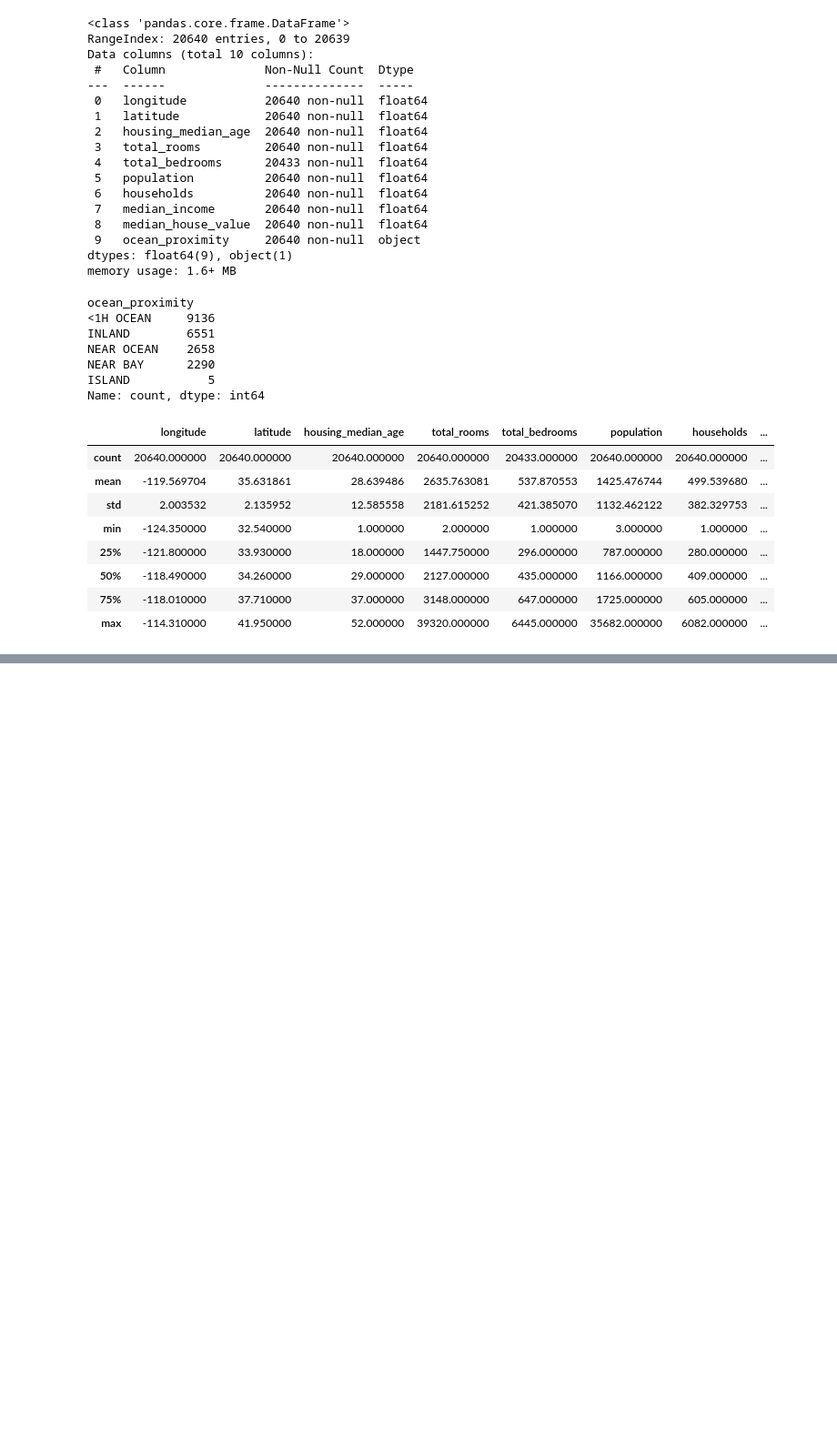
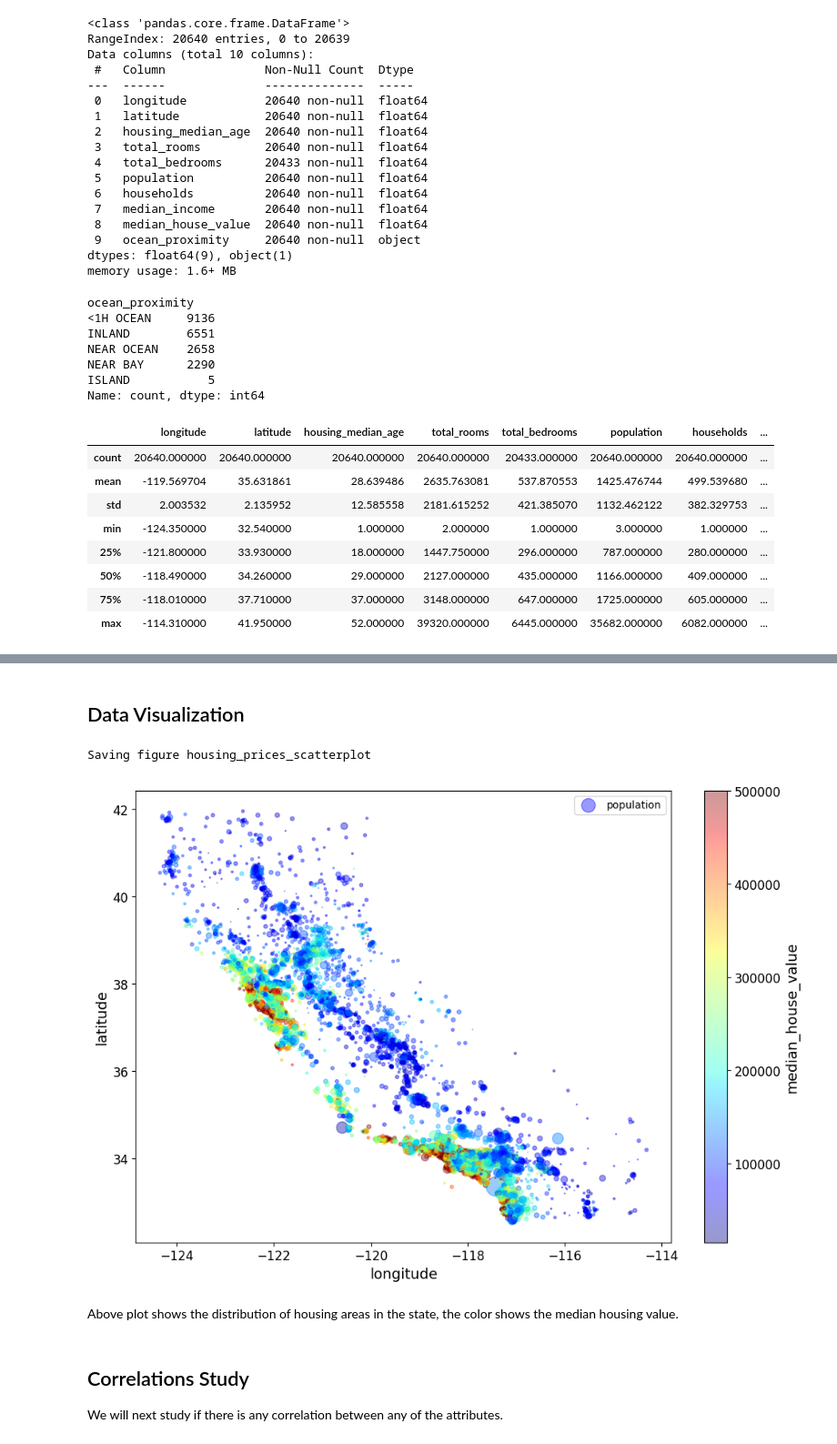
Before and after one commit to rohit204k/hands_on_ml_tf_k, a Jupyter notebook: house_prices.ipynb, the cells around one changed output, grey strips where cells are left out. Shown at 91% size. Saved outputs shown, nothing was run; the diff lists cells and outputs as text; code cells hidden in the pictures; blank space fills up the shorter version.

Commit message:
Complete house price predictions
Completed end to end house price prediction with various exploration methods

```diff
--- a/house_prices.ipynb
+++ b/house_prices.ipynb
@@ -117,0 +155,12 @@ UsageError: unrecognized arguments: # only in a Jupyter notebook
+# %%
+# Creating a random split may or may not always be the representative of the actual data since the proportion
+# of target labels or attribute values may not be same. In such cases, we can use stratified splits based on a
+# certain attribute.
+# Following is the demonstration of the same
+
+from sklearn.model_selection import StratifiedShuffleSplit
+
+split = StratifiedShuffleSplit(n_splits=1, test_size=0.2, random_state=42)
+for train_index, test_index in split.split(housing, housing["income_cat"]):
+    strat_train_set = housing.loc[train_index]
+    strat_test_set = housing.loc[test_index]
@@ -117,0 +213,2 @@ UsageError: unrecognized arguments: # only in a Jupyter notebook
+# %%
+housing = strat_train_set.copy()
@@ -117,0 +224,18 @@ UsageError: unrecognized arguments: # only in a Jupyter notebook
+# %% [markdown]
+## Data Visualization
+# %%
+housing.plot(kind="scatter", x="longitude", y="latitude", alpha=0.4,
+             s=housing["population"]/100, label="population", figsize=(10,7),
+             c="median_house_value", cmap=plt.get_cmap("jet"), colorbar=True,
+             sharex=False)
+plt.legend()
+save_fig("housing_prices_scatterplot")
+# %% [output]
+Saving figure housing_prices_scatterplot
+[figure, added]
+# %% [markdown]
+Above plot shows the distribution of housing areas in the state, the color shows the median housing value.
+# %% [markdown]
+## Correlations Study
+
+We will next study if there is any correlation between any of the attributes.
```
Also changed, not shown: parts of 88 cells of this notebook, 1 other file.
